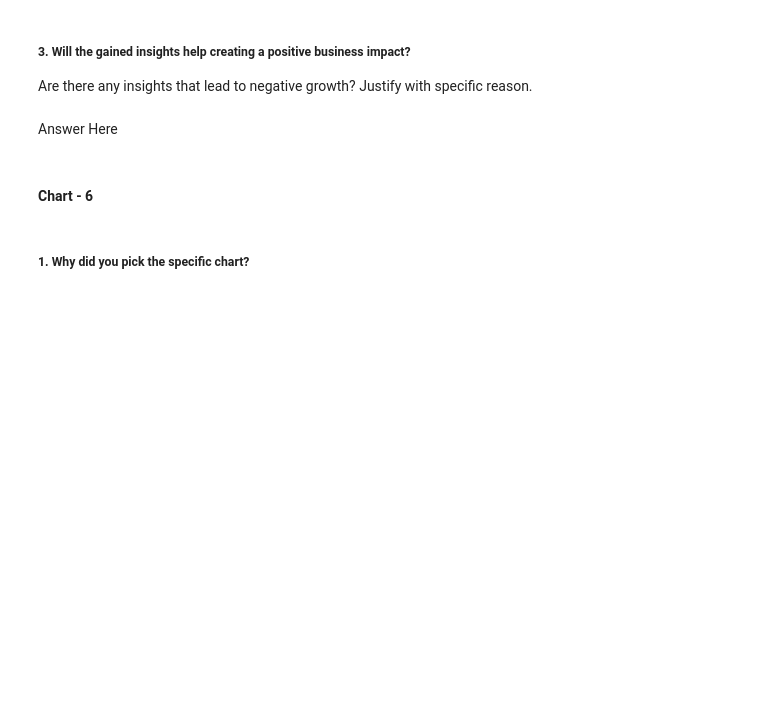
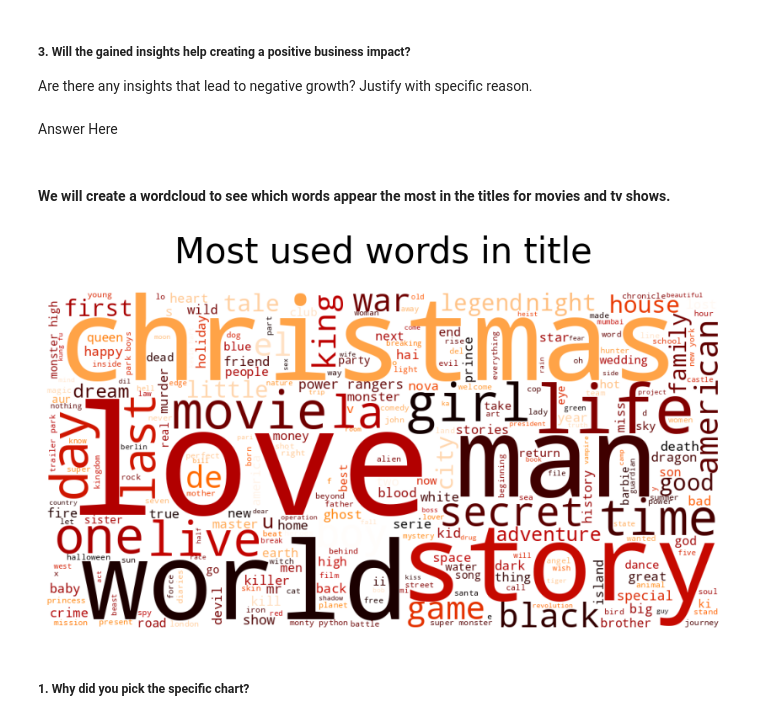
Before and after one commit to Varinder-KM/NETFLIX-MOVIES-AND-TV-SHOWS-CLUSTERING_Capstone-Project, a Jupyter notebook: NETFLIX_MOVIES_AND_TV_SHOWS_CLUSTERING.ipynb, the cells around one changed output. Saved outputs shown, nothing was run; the diff lists cells and outputs as text; code cells hidden in the pictures; blank space fills up the shorter version.

```diff
--- a/NETFLIX_MOVIES_AND_TV_SHOWS_CLUSTERING.ipynb
+++ b/NETFLIX_MOVIES_AND_TV_SHOWS_CLUSTERING.ipynb
@@ -517,5 +585,3 @@ Answer Here
 Are there any insights that lead to negative growth? Justify with specific reason.
 # %% [markdown]
 Answer Here
-# %% [markdown]
-#### Chart - 6
@@ -524,3 +588,47 @@ Answer Here
+# %% [markdown]
+#### **We will create a wordcloud to see which words appear the most in the titles for movies and tv shows.**
+# %%
+# Import the required libraries.
+from wordcloud import WordCloud, STOPWORDS
+
+# Create a string to store all the words.
+comment_words = ''
+
+# Remove the stopwords.
+stopwords = set(STOPWORDS)
+
+# iterate through the column.
+for val in netflix_data.title:
+
+    # typecaste each val to string
+    val = str(val)
+
+    # split the value
+    tokens = val.split()
+
+    # Converts each token into lowercase
+    for i in range(len(tokens)):
+        tokens[i] = tokens[i].lower()
+
+    comment_words += " ".join(tokens)+" "
+
+wordcloud = WordCloud(width = 1000, height = 500,
+                background_color ='white',
+                stopwords = stopwords,
+                min_font_size = 10,
+                max_words = 1000,
+                colormap = 'gist_heat_r').generate(comment_words)
+
+# plot the WordCloud image
+plt.figure(figsize = (8, 8), facecolor = None)
+plt.title('Most used words in title', fontsize = 30, pad=25)
+plt.imshow(wordcloud)
+plt.axis("off")
+plt.tight_layout(pad = 0)
+
+plt.show()
+# %% [output]
+[figure, added]
 # %% [markdown]
 ##### 1. Why did you pick the specific chart?
 # %% [markdown]
```
Also changed, not shown: parts of 94 cells of this notebook.
